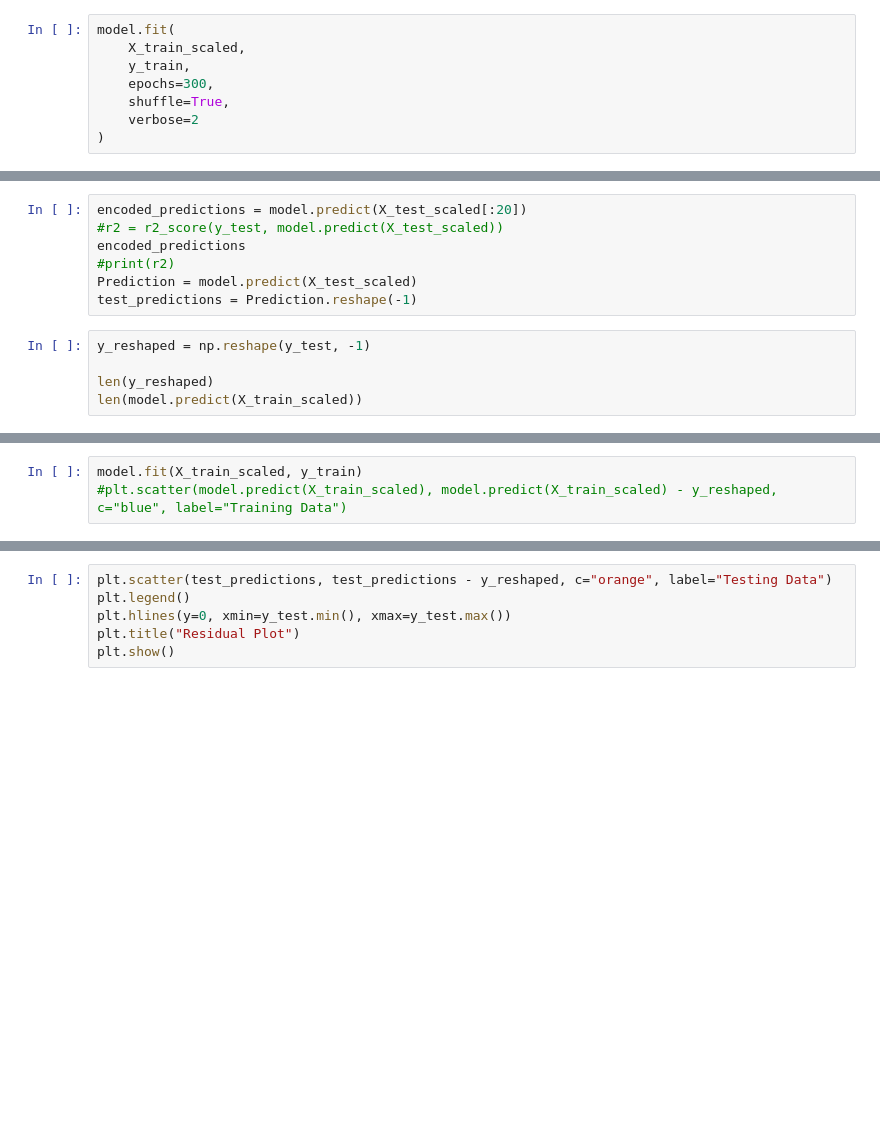
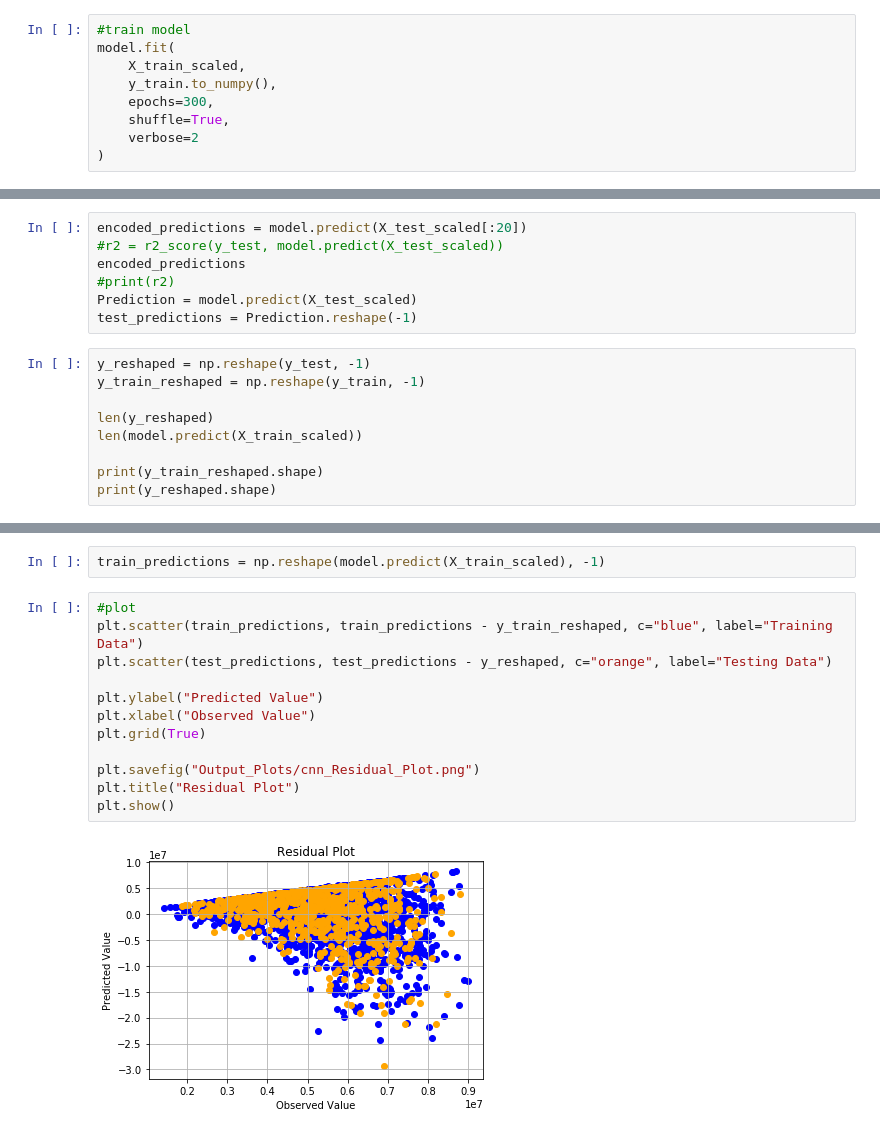
Before and after one commit to davisgrininger/final_project, a Jupyter notebook: MLB_CNN.ipynb, the cells around one changed output, grey strips where cells are left out. Cells and saved outputs as stored; diff of their text form; blank space fills up the shorter version.

```diff
--- a/MLB_CNN.ipynb
+++ b/MLB_CNN.ipynb
@@ -77,9 +78,10 @@ Trainable params: 10,901
 Non-trainable params: 0
 _________________________________________________________________
 # %%
+#train model
 model.fit(
     X_train_scaled,
-    y_train,
+    y_train.to_numpy(),
     epochs=300,
     shuffle=True,
     verbose=2
@@ -120,7 +119,11 @@ Prediction = model.predict(X_test_scaled)
 test_predictions = Prediction.reshape(-1)
 # %%
 y_reshaped = np.reshape(y_test, -1)
+y_train_reshaped = np.reshape(y_train, -1)
 
 len(y_reshaped)
 len(model.predict(X_train_scaled))
+
+print(y_train_reshaped.shape)
+print(y_reshaped.shape)
 # %% [output]
@@ -128,3 +131,0 @@ len(model.predict(X_train_scaled))
-# %%
-model.fit(X_train_scaled, y_train)
-#plt.scatter(model.predict(X_train_scaled), model.predict(X_train_scaled) - y_reshaped, c="blue", label="Training Data")
@@ -134,6 +132,16 @@ model.fit(X_train_scaled, y_train)
+# %%
+train_predictions = np.reshape(model.predict(X_train_scaled), -1)
 # %%
+#plot
+plt.scatter(train_predictions, train_predictions - y_train_reshaped, c="blue", label="Training Data")
 plt.scatter(test_predictions, test_predictions - y_reshaped, c="orange", label="Testing Data")
-plt.legend()
-plt.hlines(y=0, xmin=y_test.min(), xmax=y_test.max())
+
+plt.ylabel("Predicted Value")
+plt.xlabel("Observed Value")
+plt.grid(True)
+
+plt.savefig("Output_Plots/cnn_Residual_Plot.png")
 plt.title("Residual Plot")
 plt.show()
+# %% [output]
+[figure, added]
```
Also changed, not shown: parts of 12 cells of this notebook, 11 other files.
